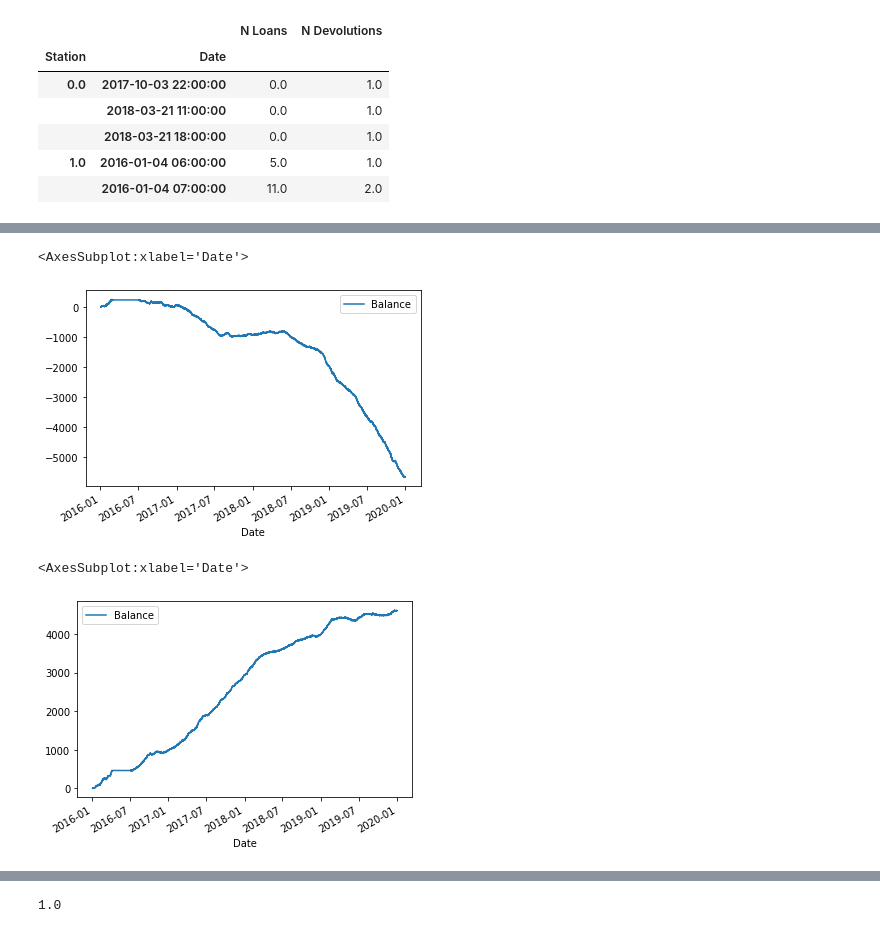
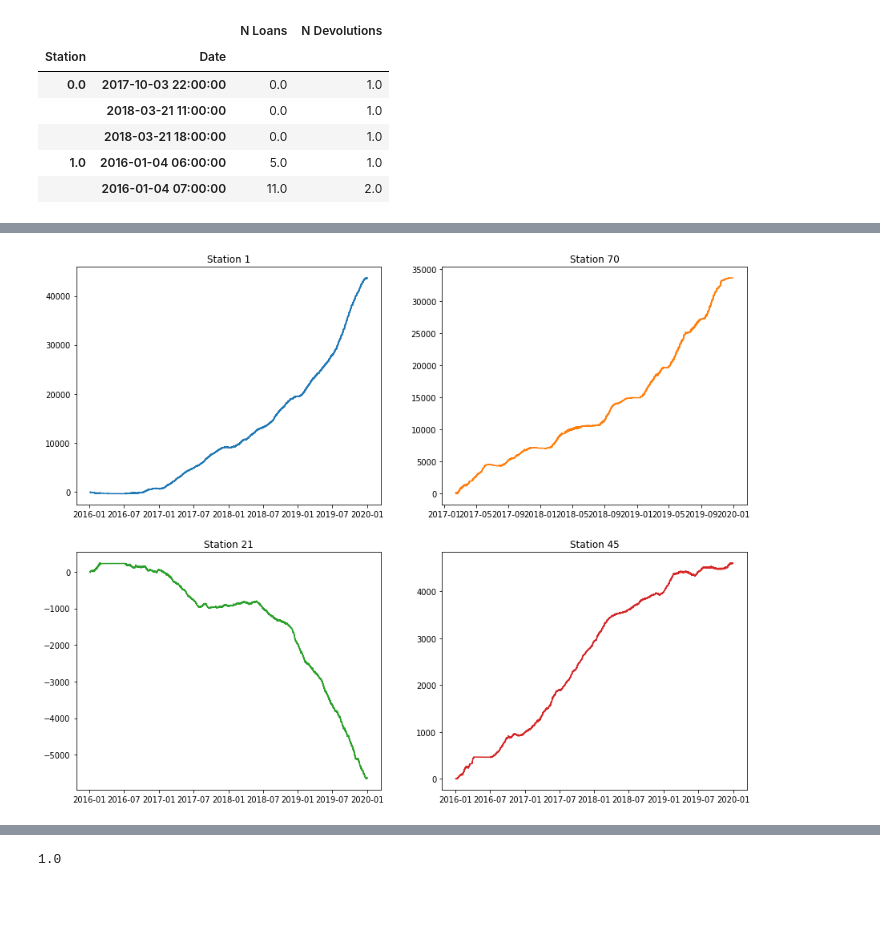
Before and after one commit to anafsa/ChildrenOfJupyter, a Jupyter notebook: Stage-3/EDA-Ana.ipynb, the cells around one changed output, grey strips where cells are left out. Saved outputs shown, nothing was run; the diff lists cells and outputs as text; code cells hidden in the pictures; blank space fills up the shorter version.

```diff
--- a/Stage-3/EDA-Ana.ipynb
+++ b/Stage-3/EDA-Ana.ipynb
@@ -124,12 +113,20 @@ balance_st_70.plot(x='Date', y='Balance')
-# %%
-balance_st_21 = get_balance_for_station(loans_and_devolutions, 21)
-balance_st_21.plot(x='Date', y='Balance')
-# %% [output]
-<AxesSubplot:xlabel='Date'>
-[figure, removed]
-# %%
-balance_st_45 = get_balance_for_station(loans_and_devolutions, 45)
-balance_st_45.plot(x='Date', y='Balance')
-# %% [output]
-<AxesSubplot:xlabel='Date'>
-[figure, removed]
+# %%
+def plot_balance_over_multiple_stations(stations):
+
+    fig, axs = plt.subplots(2, 2, figsize=(15,12))
+    axis = [ axs[0, 0], axs[0, 1], axs[1, 0], axs[1, 1] ]
+    colors = ['tab:blue', 'tab:orange', 'tab:green', 'tab:red']
+
+    for i in range(4):
+        station = stations[i]
+
+        balance_st = get_balance_for_station(loans_and_devolutions, station)
+
+        axis[i].plot(balance_st['Date'], balance_st['Balance'], colors[i])
+        axis[i].set_title('Station ' + str(station))
+
+    plt.plot()
+
+plot_balance_over_multiple_stations(stations=[1, 70, 21, 45])
+# %% [output]
+[figure, added]
```
Also changed, not shown: parts of 6 cells of this notebook, 1 other file.
